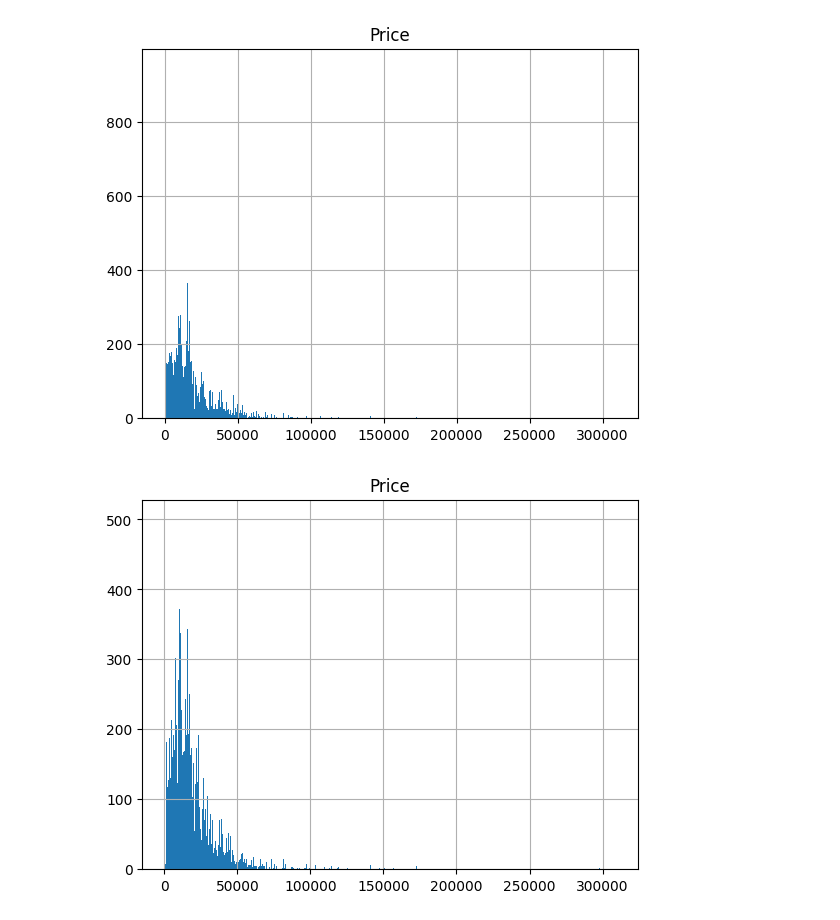
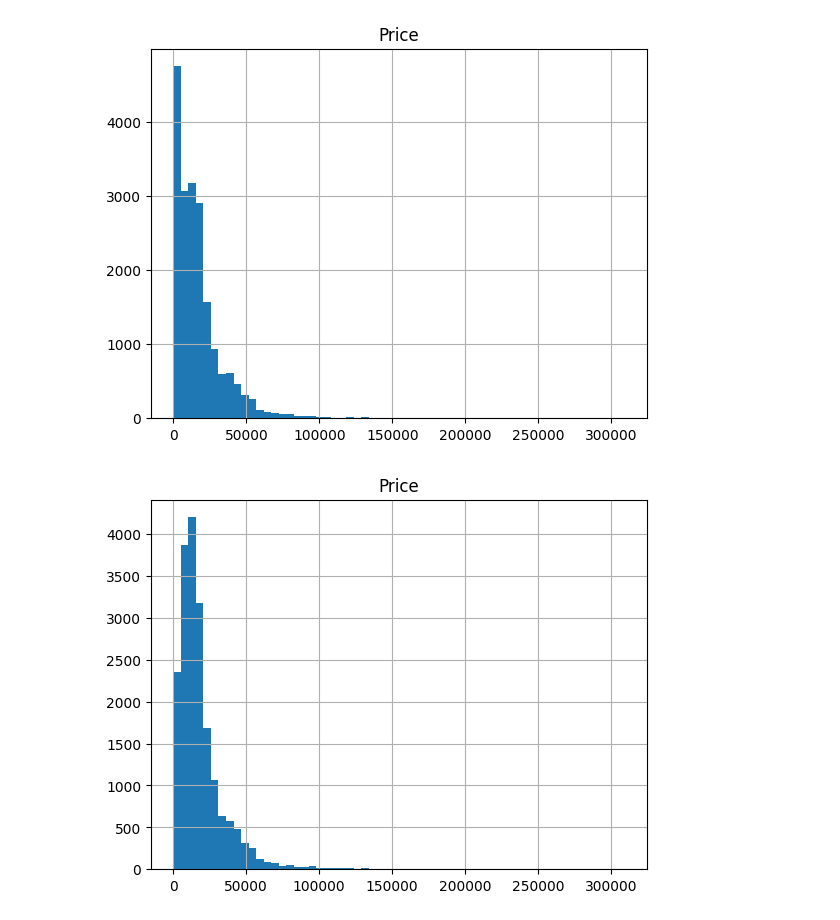
Before and after one commit to BishoyAtef/DS_Project, a Jupyter notebook: data_cleaning.ipynb, the cells around one changed output. Drawn from its saved outputs; the diff is of its cells as text; code cells hidden in the pictures.

Commit message:
data preprocessing & visulaisation done

```diff
--- a/data_cleaning.ipynb
+++ b/data_cleaning.ipynb
@@ -135,14 +153,14 @@ prices_before_cleaning: List[float] = df['Price'].values.tolist()
 # print the meta data of the target variable
 print_meta_data(prices_before_cleaning)
 # plot the distribution of the target variable
-plot_data_hist(df, "Price")
+plot_data_hist(df, "Price", 60)
 # clean prices
 prices_after_cleaning: List[float] = numbers_datacleaning_pipe(prices_before_cleaning)
 # print the meta data of the target variable
 print_meta_data(prices_after_cleaning)
 df['Price'] = prices_after_cleaning
 # plot the distribution of the target variable
-plot_data_hist(df, "Price")
+plot_data_hist(df, "Price", 60)
 # loop over all prices
 prices: List[float] = df["Price"].values.tolist()
 for index, price in enumerate(prices):
@@ -160,7 +178,7 @@ for index, price in enumerate(prices):
 df["Price"] = prices
 # plot the distribution of the target variable
 print_meta_data(df["Price"].values.tolist())
-plot_data_hist(df, "Price")
+plot_data_hist(df, "Price", 60)
 # %% [output]
 +++++++++++++++++++++++++++++++Meta Data+++++++++++++++++++++++++++++++
 Min: 1
@@ -183,2 +201,2 @@ Standard Deviation: 17407.67227533668
-[figure, old version]
+[figure, new version]
-[figure, old version]
+[figure, new version]
```
Also changed, not shown: parts of 13 cells of this notebook.
